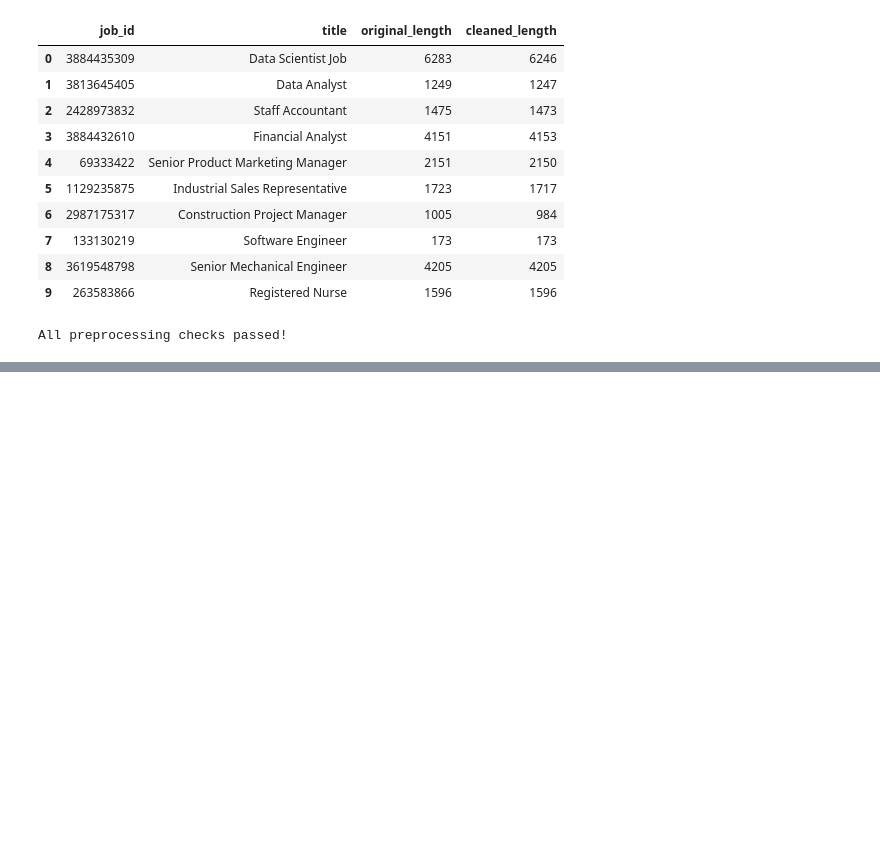
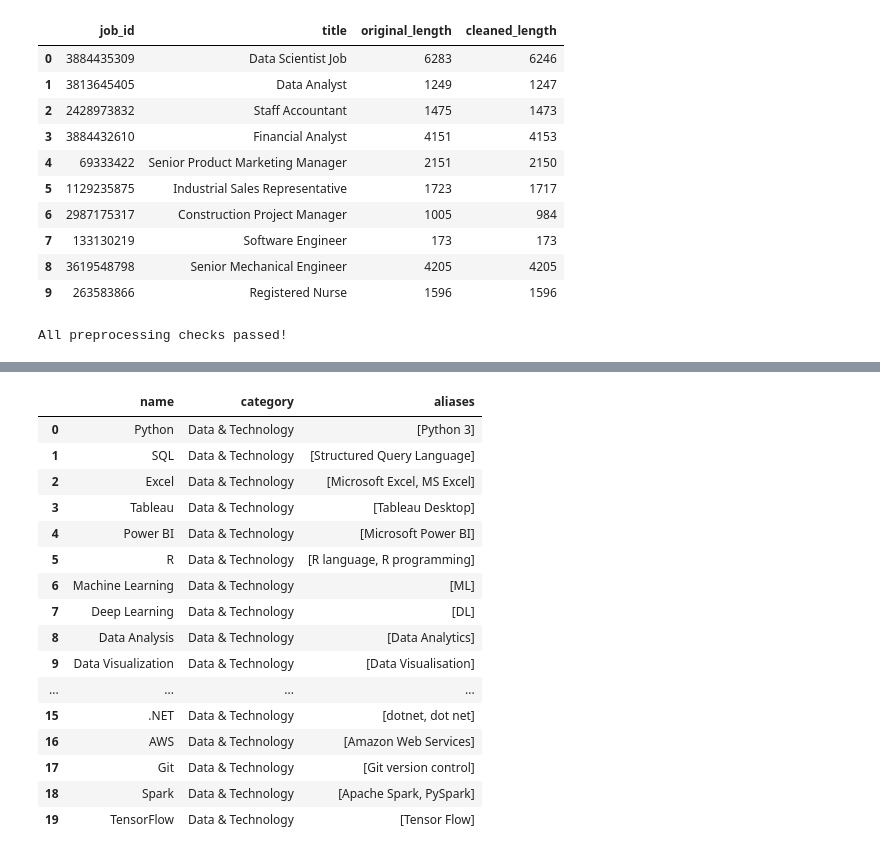
Before and after one commit to jessyyi/Py3onistas, a Jupyter notebook: notebooks/02_feature_extraction.ipynb, the cells around one changed output, grey strips where cells are left out. Drawn from its saved outputs; the diff is of its cells as text; code cells hidden in the pictures; blank space fills up the shorter version.

Commit message:
Add cross-occupation skill dictionary

```diff
--- a/notebooks/02_feature_extraction.ipynb
+++ b/notebooks/02_feature_extraction.ipynb
@@ -295,0 +301,17 @@ All preprocessing checks passed!
+# %%
+import json
+from pathlib import Path
+from collections import Counter
+
+# Load the curated skill dictionary
+dictionary_path = Path("../data/reference/skill_dictionary.json")
+
+with open(dictionary_path, "r", encoding="utf-8") as file:
+    skill_dictionary = json.load(file)
+
+skills = skill_dictionary["skills"]
+
+print("Dictionary version:", skill_dictionary["version"])
+print("Number of skills:", len(skills))
+print("Number of categories:", len(skill_dictionary["categories"]))
+print("Number of aliases:", sum(len(s["aliases"]) for s in skills))
@@ -295,0 +360,29 @@ All preprocessing checks passed!
+# %%
+# Display a sample of standardized skills and aliases
+import pandas as pd
+
+skill_df = pd.DataFrame(skills)
+
+display(
+    skill_df[
+        ["name", "category", "aliases"]
+    ].head(20)
+)
+# %% [output]
+|  | name | category | aliases |
+| 0 | Python | Data & Technology | [Python 3] |
+| 1 | SQL | Data & Technology | [Structured Query Language] |
+| 2 | Excel | Data & Technology | [Microsoft Excel, MS Excel] |
+| 3 | Tableau | Data & Technology | [Tableau Desktop] |
+| 4 | Power BI | Data & Technology | [Microsoft Power BI] |
+| 5 | R | Data & Technology | [R language, R programming] |
+| 6 | Machine Learning | Data & Technology | [ML] |
+| 7 | Deep Learning | Data & Technology | [DL] |
+| 8 | Data Analysis | Data & Technology | [Data Analytics] |
+| 9 | Data Visualization | Data & Technology | [Data Visualisation] |
+| ... | ... | ... | ... |
+| 15 | .NET | Data & Technology | [dotnet, dot net] |
+| 16 | AWS | Data & Technology | [Amazon Web Services] |
+| 17 | Git | Data & Technology | [Git version control] |
+| 18 | Spark | Data & Technology | [Apache Spark, PySpark] |
+| 19 | TensorFlow | Data & Technology | [Tensor Flow] |
```
Also changed, not shown: parts of 4 cells of this notebook, 1 other file.
